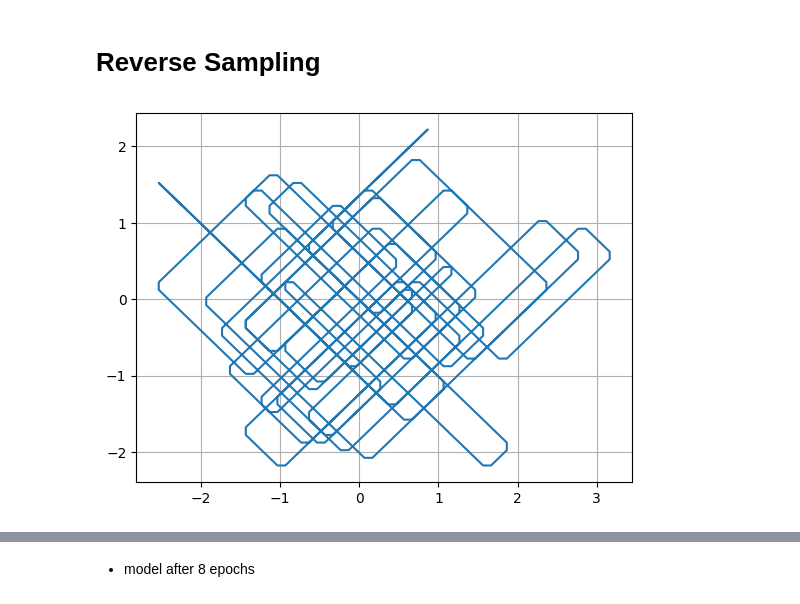
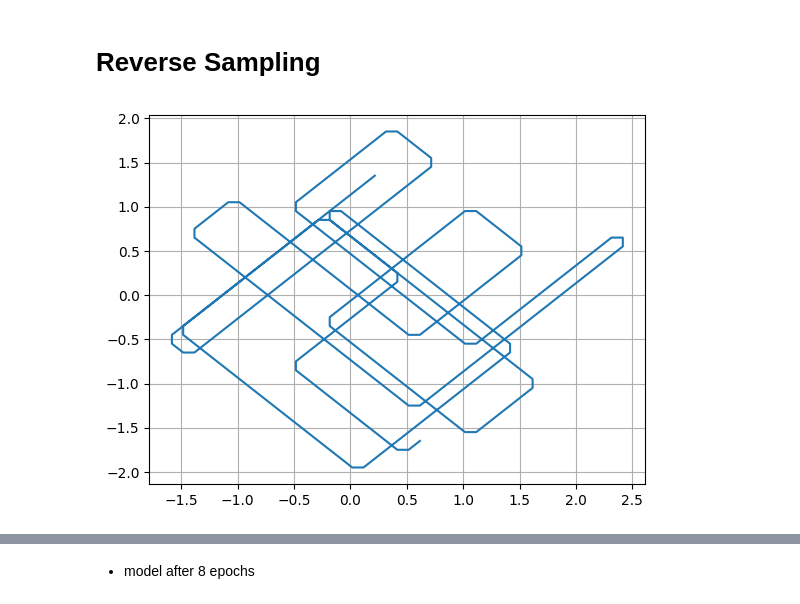
Before and after one commit to darioShar/PDMP, a Jupyter notebook: experiments_and_tracking.ipynb, the cells around one changed output, grey strips where cells are left out. Saved outputs shown, nothing was run; the diff lists cells and outputs as text; code cells hidden in the pictures.

```diff
--- a/experiments_and_tracking.ipynb
+++ b/experiments_and_tracking.ipynb
@@ -286,15 +286,15 @@ def splitting_zzs_DBD(model, δ, N, nsamples = None, x_init=None, v_init=None):
 # %%
 # generate the reverse chain
 delta = 1e-1
-chain = torch.stack(splitting_zzs_DBD(model, delta, pdmp.T / delta, nsamples = 1))
+chain = torch.stack(splitting_zzs_DBD(model, delta, pdmp.T / delta, nsamples = 100))
 # %%
 # Look at the position of the particle through time
-pos = chain[:, 3, :, :2].squeeze(-2) # squeeze: remove channel dimension
+pos = chain[:, 0, :, :2].squeeze(-2) # squeeze: remove channel dimension
 plt.plot(pos[:, 0], pos[:, 1], linestyle='-')
 plt.grid(True)
 plt.show()
 # %% [output]
-[figure, old version]
+[figure, new version]
 # %%
 # Use Generation manager object to generate animation from the history of the data
 gen_model.history = chain[:, :, :, :2]
```
Also changed, not shown: parts of 4 cells of this notebook, 3 other files.
